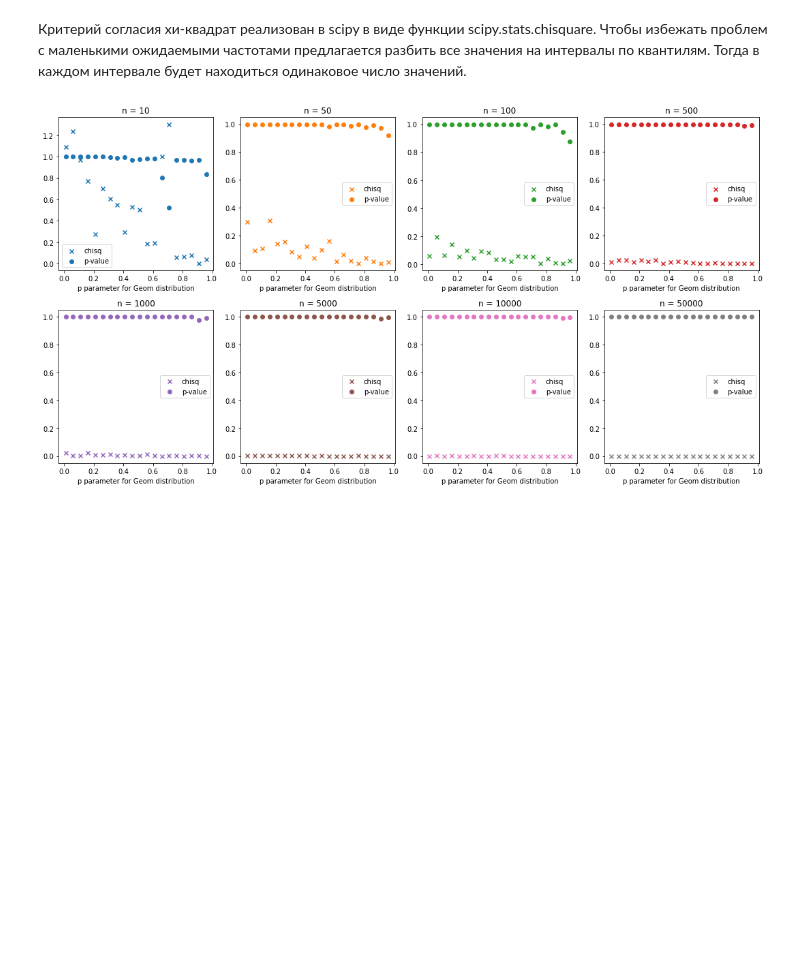
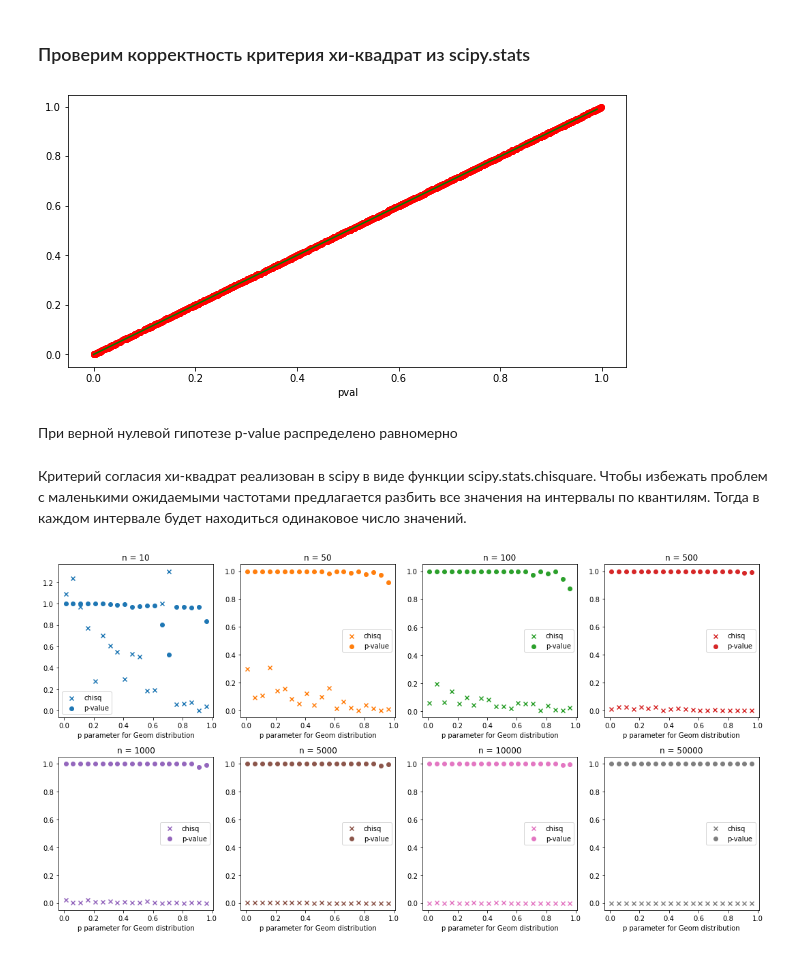
Before and after one commit to ivartb/bioinf_stats, a Jupyter notebook: MHW2.ipynb, the cells around one changed output. Drawn from its saved outputs; the diff is of its cells as text; code cells hidden in the pictures; blank space fills up the shorter version.

```diff
--- a/MHW2.ipynb
+++ b/MHW2.ipynb
@@ -5,6 +5,29 @@ import matplotlib.pyplot as plt
 import numpy as np
 cmap = plt.get_cmap("tab10").colors
 from collections import Counter
+# %% [markdown]
+### Проверим корректность критерия хи-квадрат из scipy.stats
+# %%
+ans = []
+for _ in range(1000):
+    tmp = np.random.uniform(0, 1, 1000)
+    tmp = [sum(tmp<i) for i in np.arange(0.1, 1.1, 0.1)]
+    for i in range(9, 0, -1):
+        tmp[i] -= tmp[i-1]
+
+    ans.append(chisquare(tmp)[1])
+
+xs = np.arange(0, 1, 0.01)
+
+plt.figure(figsize=(10, 5))
+plt.scatter(ans, ans, c='r')
+plt.plot(xs, xs, c = 'g')
+plt.xlabel('pval')
+plt.show()
+# %% [output]
+[figure, added]
+# %% [markdown]
+При верной нулевой гипотезе p-value распределено равномерно
 # %% [markdown]
 Критерий согласия хи-квадрат реализован в scipy в виде функции scipy.stats.chisquare. Чтобы избежать проблем с маленькими ожидаемыми частотами предлагается разбить все значения на интервалы по квантилям. Тогда в каждом интервале будет находиться одинаковое число значений.
 # %%
```
Also changed, not shown: parts of 1 cell of this notebook.
